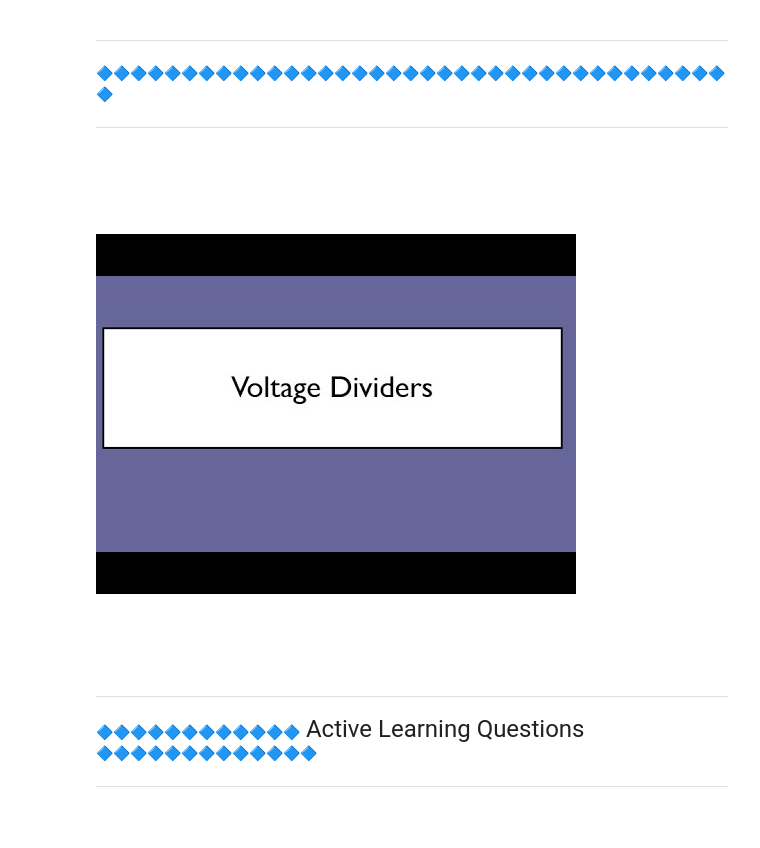
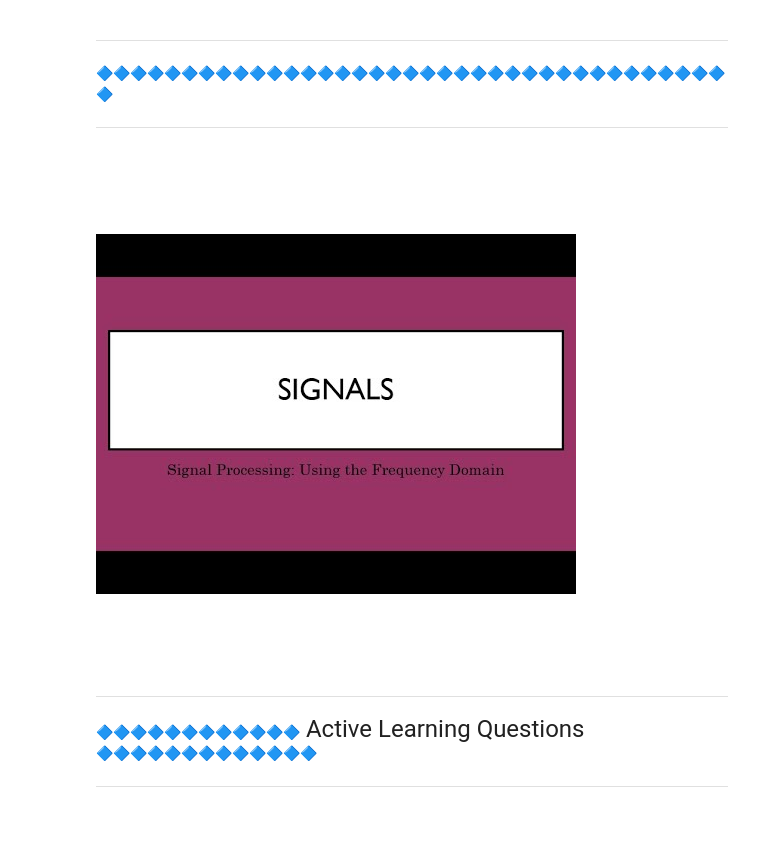
Before and after one commit to MAugspurger/Exper_Eng, a Jupyter notebook: 2_Signals/Signal_Processing.ipynb, the cells around one changed output. Saved outputs shown, nothing was run; the diff lists cells and outputs as text; code cells hidden in the pictures.

```diff
--- a/2_Signals/Signal_Processing.ipynb
+++ b/2_Signals/Signal_Processing.ipynb
@@ -23,6 +23,6 @@ def display_video(video_id, W=400, H=300, fs=1):
     #print(f'Video available at https://youtube.com/watch?v={video.id}')
     return
 
-video_id = 'asWOOfncuuY'
+video_id = 'kiIzQh_oTZM'
 display_video(video_id, W=600, H=450)
 # %% [output]
@@ -101,18 +94,18 @@ Enter your answer in the dropdown box.
 # %%
 # @title {display-mode: "form"}
 ## @markdown Run this cell to watch this video, and answer the questions below.
 from IPython.display import YouTubeVideo
 
 def display_video(video_id, W=400, H=300, fs=1):
     video = YouTubeVideo(id=video_id, width=W, height=H, fs=fs, rel=0)
     display(video)
     #print(f'Video available at https://youtube.com/watch?v={video.id}')
     return
 
-video_id = 'Ijha_h-11ig'
+video_id = 'kbseoW1Y3Wg'
 display_video(video_id, W=600, H=450)
 # %% [output]
-[figure, old version]
+[figure, new version]
 # %% [markdown]
 <br><br><br>
 
```
Also changed, not shown: parts of 26 cells of this notebook.
